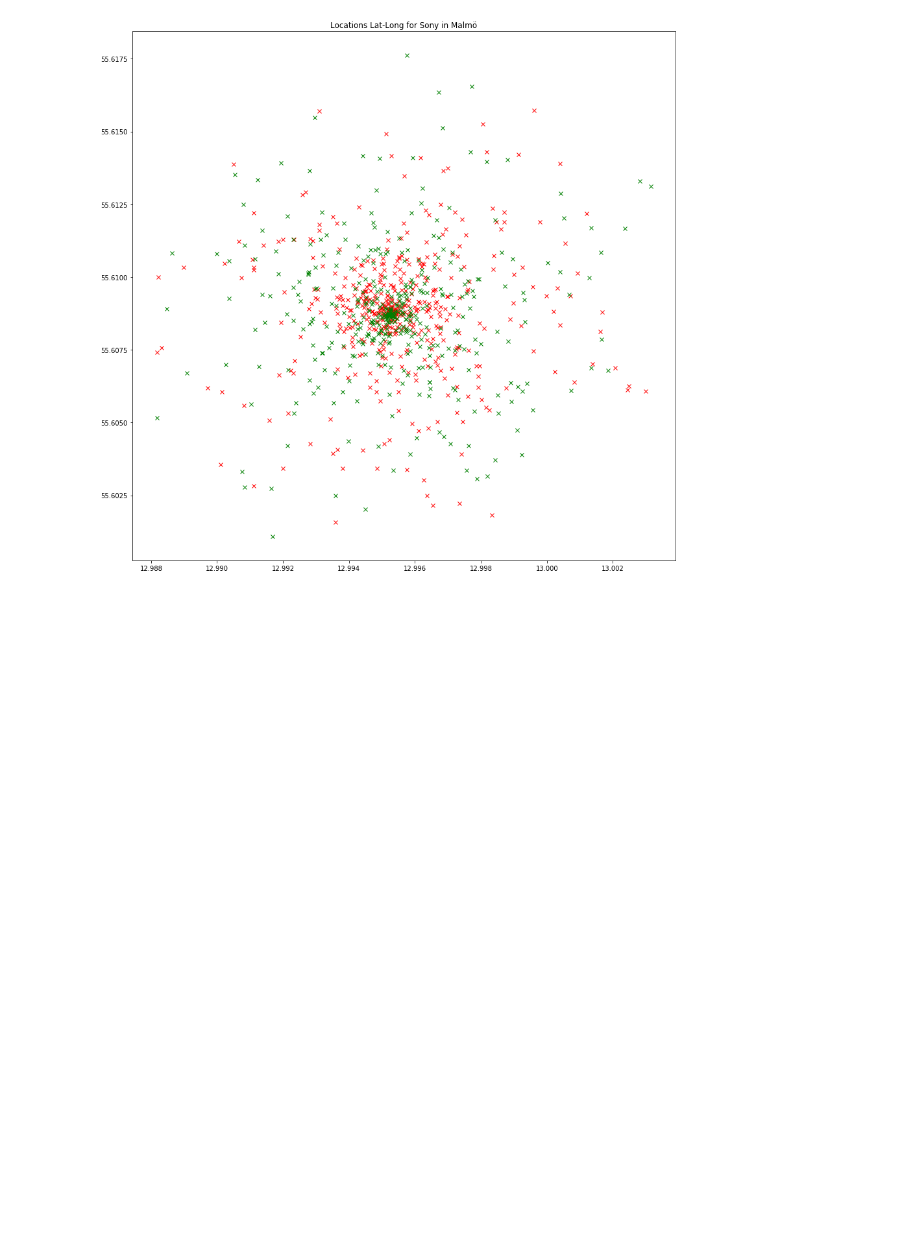
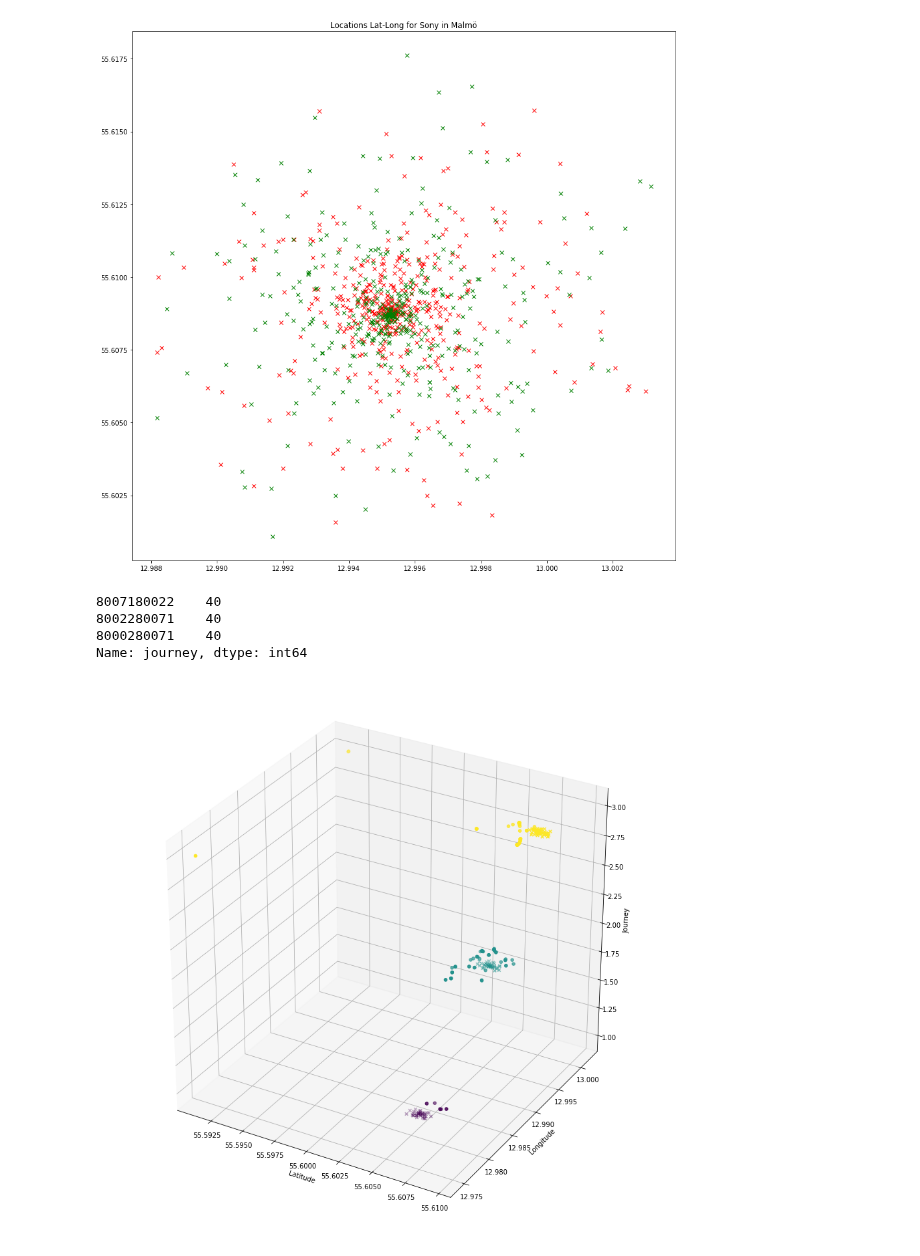
Before and after one commit to k3larra/commuter, a Jupyter notebook: machine_teaching/func_test_1/Location_visualisation.ipynb, the cells around one changed output. Cells and saved outputs as stored; diff of their text form; code cells hidden in the pictures; blank space fills up the shorter version.

```diff
--- a/machine_teaching/func_test_1/Location_visualisation.ipynb
+++ b/machine_teaching/func_test_1/Location_visualisation.ipynb
@@ -555,3 +251,48 @@ plt.plot(trainingData2[:,1],trainingData2[:,2],'x',color='green')
 plt.show()
 # %% [output]
 [figure]
+# %%
+from mpl_toolkits.mplot3d import Axes3D
+import matplotlib.pyplot as plt
+import numpy as np
+import pandas as pd
+import matplotlib.pyplot as plt
+import random
+import scipy.spatial.distance
+plt.rcParams["figure.figsize"] = (15,15)
+fig = plt.figure()
+ax = fig.add_subplot(111, projection='3d')
+fig.figsize = (5,5)
+dataSet = pd.read_csv("tnK534JMwwfhvUEycn69HPbhqkt2_teach_all_1.csv")
+#dataSet = dataSet.iloc[800:]  #Malmö
+journey = dataSet['journey']
+hepp=journey.value_counts()
+print(hepp)
+
+journey = journey.replace(8002280071,1)
+journey = journey.replace(8007180022,2)
+journey = journey.replace(8000280071,3)
+latitude = dataSet[['latitude']]
+longitude = dataSet[['longitude']]
+trainingData = np.array(dataSet)
+c=['r','o','b']
+ax.scatter(latitude, longitude, journey, c=journey, marker='x')
+#Predictions set
+dataSetPredicted = pd.read_csv("tnK534JMwwfhvUEycn69HPbhqkt2_predict_all_1.csv")
+journeyPredicted = dataSetPredicted['predictedjourney']
+journeyPredicted = journeyPredicted.replace(8002280071,1)
+journeyPredicted = journeyPredicted.replace(8007180022,2)
+journeyPredicted = journeyPredicted.replace(8000280071,3)
+latitudePredicted = dataSetPredicted[['latitude']]
+longitudePredicted = dataSetPredicted[['longitude']]
+ax.scatter(latitudePredicted, longitudePredicted, journeyPredicted, c=journeyPredicted, marker='o')
+ax.set_xlabel('Latitude')
+ax.set_ylabel('Longitude')
+ax.set_zlabel('Journey')
+plt.show()
+# %% [output]
+8007180022    40
+8002280071    40
+8000280071    40
+Name: journey, dtype: int64
+[figure, added]
```
Also changed, not shown: parts of 23 cells of this notebook, 5 other files.
